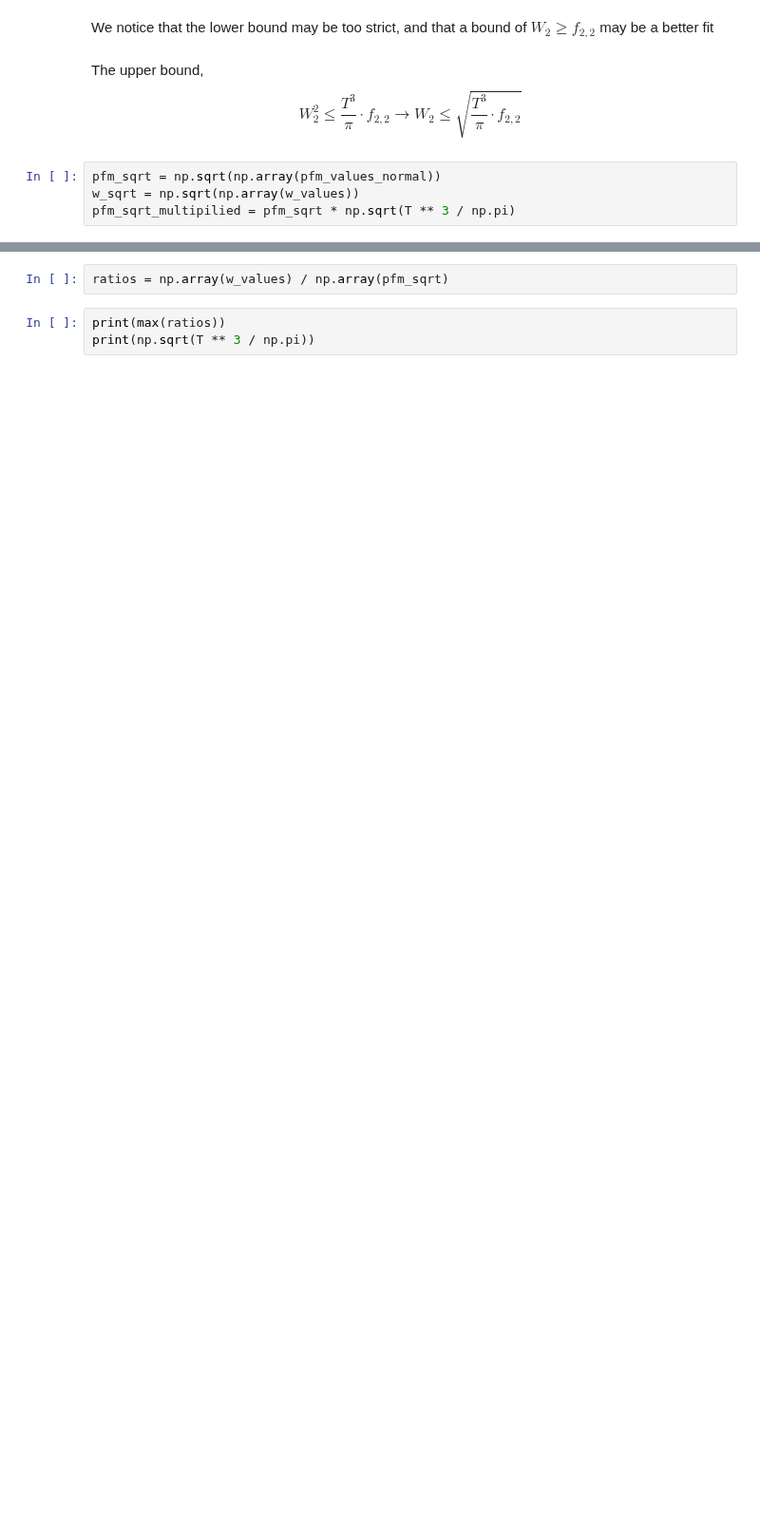
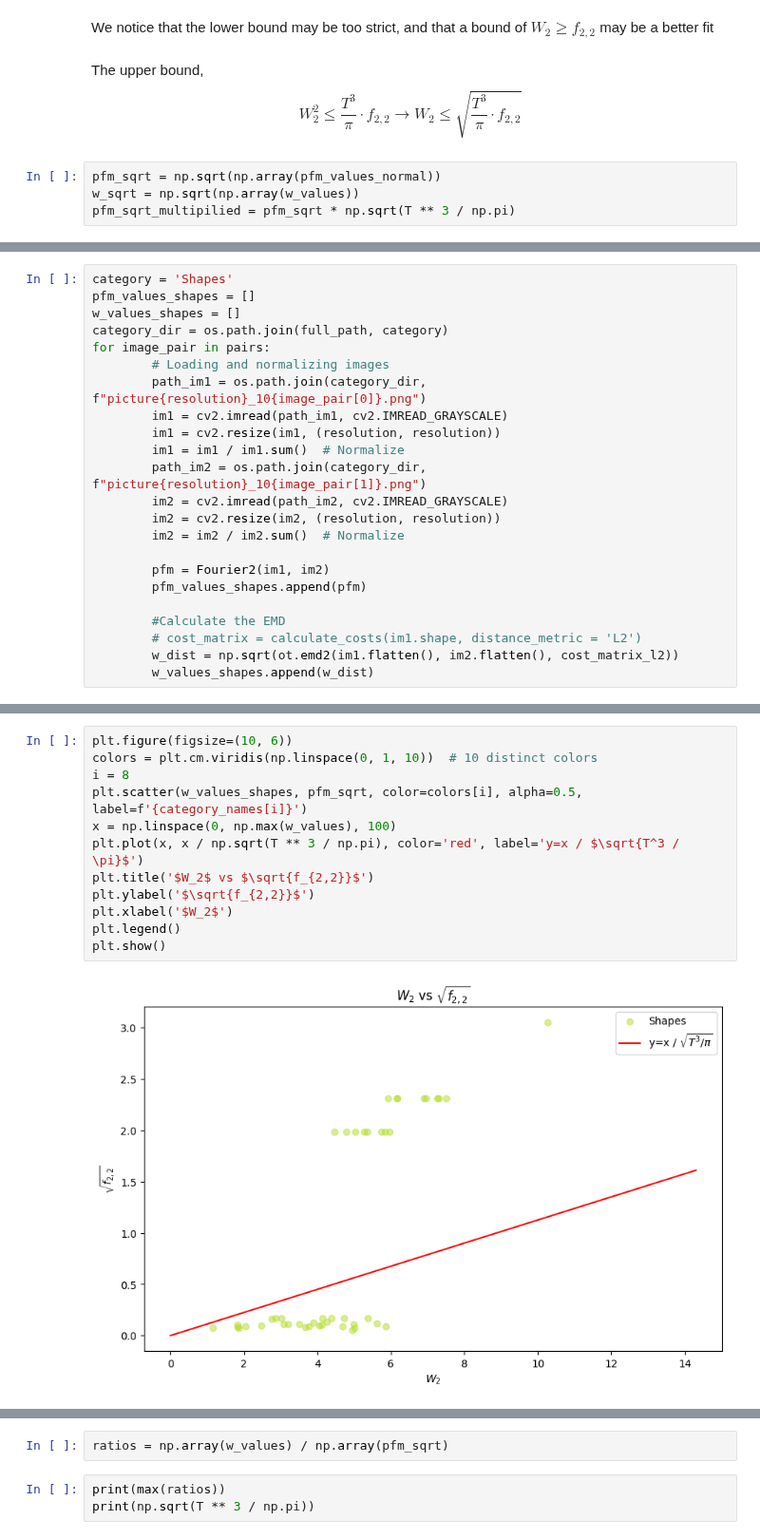
Before and after one commit to warik21/Thesis, a Jupyter notebook: notebooks/Exploring_DFT.ipynb, the cells around one changed output, grey strips where cells are left out. Shown at 95% size. Saved outputs shown, nothing was run; the diff lists cells and outputs as text; blank space fills up the shorter version.

```diff
--- a/notebooks/Exploring_DFT.ipynb
+++ b/notebooks/Exploring_DFT.ipynb
@@ -209,0 +213,23 @@ plt.show()
+# %%
+category = 'Shapes'
+pfm_values_shapes = []
+w_values_shapes = []
+category_dir = os.path.join(full_path, category)
+for image_pair in pairs:
+        # Loading and normalizing images
+        path_im1 = os.path.join(category_dir, f"picture{resolution}_10{image_pair[0]}.png")
+        im1 = cv2.imread(path_im1, cv2.IMREAD_GRAYSCALE)
+        im1 = cv2.resize(im1, (resolution, resolution))
+        im1 = im1 / im1.sum()  # Normalize
+        path_im2 = os.path.join(category_dir, f"picture{resolution}_10{image_pair[1]}.png")
+        im2 = cv2.imread(path_im2, cv2.IMREAD_GRAYSCALE)
+        im2 = cv2.resize(im2, (resolution, resolution))
+        im2 = im2 / im2.sum()  # Normalize
+
+        pfm = Fourier2(im1, im2)
+        pfm_values_shapes.append(pfm)
+
+        #Calculate the EMD
+        # cost_matrix = calculate_costs(im1.shape, distance_metric = 'L2')
+        w_dist = np.sqrt(ot.emd2(im1.flatten(), im2.flatten(), cost_matrix_l2))
+        w_values_shapes.append(w_dist)
@@ -209,0 +239,14 @@ plt.show()
+# %%
+plt.figure(figsize=(10, 6))
+colors = plt.cm.viridis(np.linspace(0, 1, 10))  # 10 distinct colors
+i = 8
+plt.scatter(w_values_shapes, pfm_sqrt, color=colors[i], alpha=0.5, label=f'{category_names[i]}')
+x = np.linspace(0, np.max(w_values), 100)
+plt.plot(x, x / np.sqrt(T ** 3 / np.pi), color='red', label='y=x / $\sqrt{T^3 / \pi}$')
+plt.title('$W_2$ vs $\sqrt{f_{2,2}}$')
+plt.ylabel('$\sqrt{f_{2,2}}$')
+plt.xlabel('$W_2$')
+plt.legend()
+plt.show()
+# %% [output]
+[figure, added]
```
Also changed, not shown: parts of 14 cells of this notebook, 2 other files.
